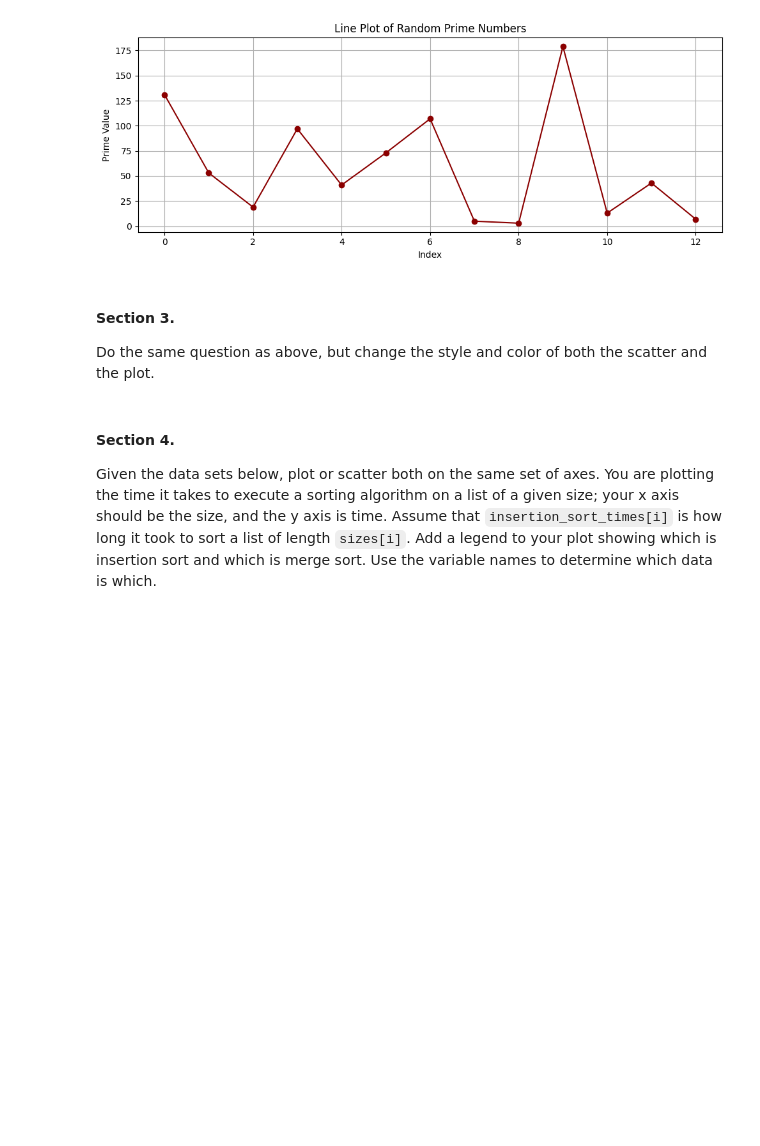
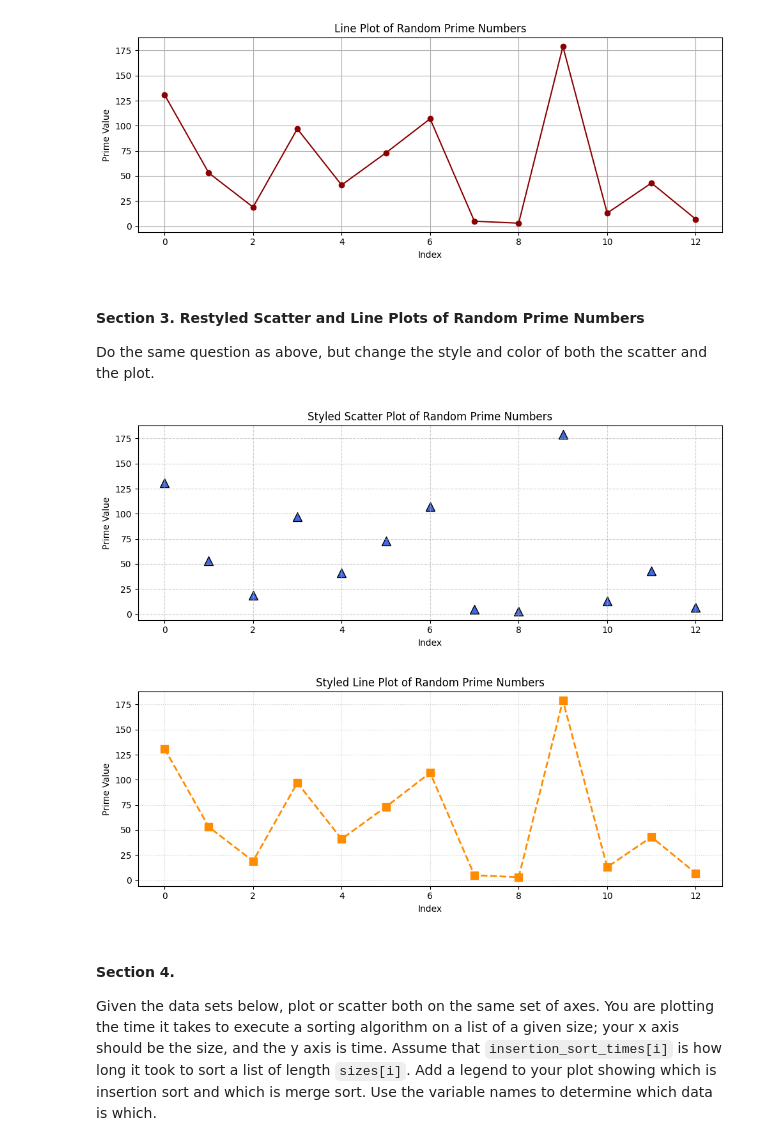
Before and after one commit to Data-Git-Hub/Pyplot, a Jupyter notebook: pyplot.ipynb, the cells around one changed output. Cells and saved outputs as stored; diff of their text form; code cells hidden in the pictures; blank space fills up the shorter version.

```diff
--- a/pyplot.ipynb
+++ b/pyplot.ipynb
@@ -120,9 +120,35 @@ Randomly selected prime numbers (unordered):
 [figure]
 [figure]
 # %% [markdown]
-#### Section 3.
+#### Section 3. Restyled Scatter and Line Plots of Random Prime Numbers
 
 Do the same question as above, but change the style and color of both the scatter and the plot. <br>
+# %%
+# Reuse the same data from Section 2
+# Ensure random_primes and x_values are already defined
+
+# Styled Scatter Plot
+plt.figure(figsize=(10, 4))
+plt.scatter(x_values, random_primes, color='royalblue', marker='^', s=100, edgecolors='black')
+plt.title("Styled Scatter Plot of Random Prime Numbers")
+plt.xlabel("Index")
+plt.ylabel("Prime Value")
+plt.grid(True, linestyle='--', alpha=0.6)
+plt.tight_layout()
+plt.show()
+
+# Styled Line Plot
+plt.figure(figsize=(10, 4))
+plt.plot(x_values, random_primes, color='darkorange', linestyle='--', marker='s', markersize=8, linewidth=2)
+plt.title("Styled Line Plot of Random Prime Numbers")
+plt.xlabel("Index")
+plt.ylabel("Prime Value")
+plt.grid(True, linestyle=':', alpha=0.6)
+plt.tight_layout()
+plt.show()
+# %% [output]
+[figure, added]
+[figure, added]
 # %% [markdown]
 #### Section 4.
 
```
Also changed, not shown: 1 other file.
